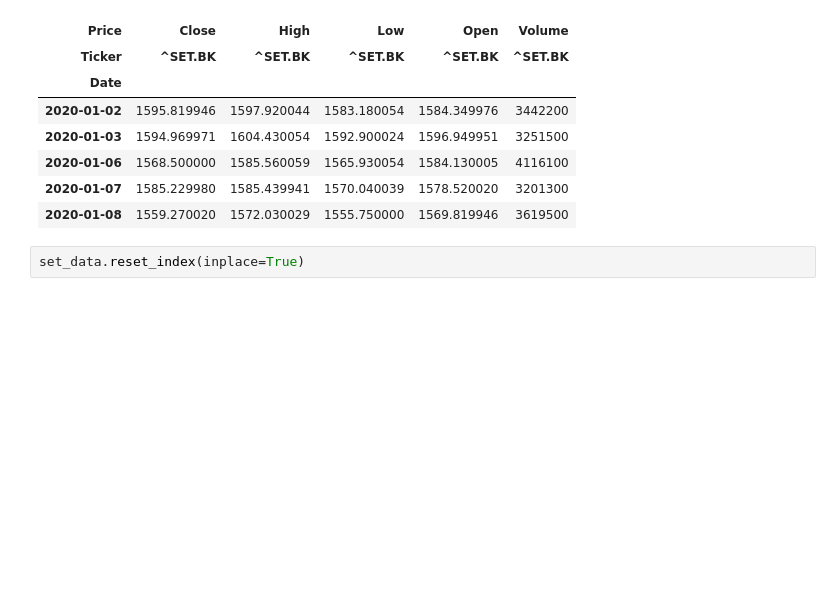
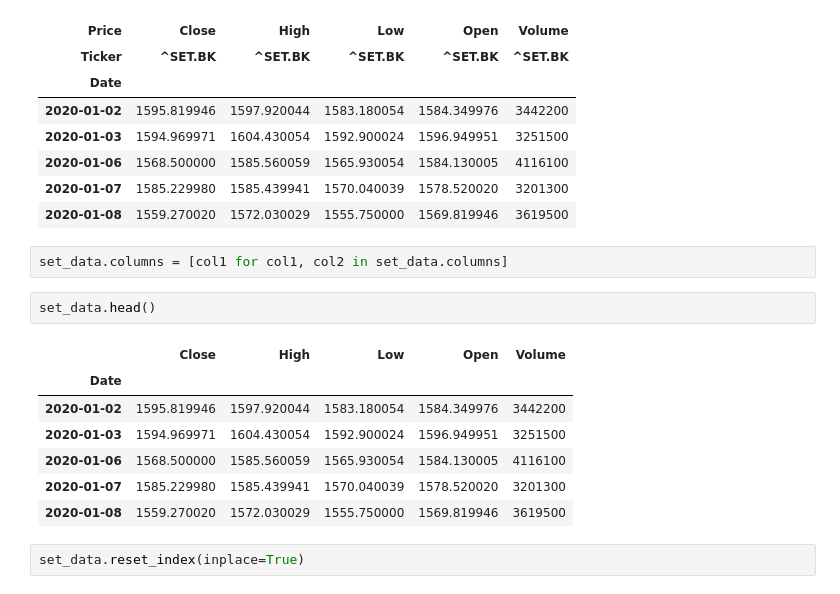
Before and after one commit to witchapong/build-ai-based-applications, a Jupyter notebook: tabular/1_collect_data.ipynb, the cells around one changed output. Saved outputs shown, nothing was run; the diff lists cells and outputs as text; blank space fills up the shorter version.

```diff
--- a/tabular/1_collect_data.ipynb
+++ b/tabular/1_collect_data.ipynb
@@ -118,6 +118,18 @@ set_data.head()
 | 2020-01-06 | 1568.500000 | 1585.560059 | 1565.930054 | 1584.130005 | 4116100 |
 | 2020-01-07 | 1585.229980 | 1585.439941 | 1570.040039 | 1578.520020 | 3201300 |
 | 2020-01-08 | 1559.270020 | 1572.030029 | 1555.750000 | 1569.819946 | 3619500 |
+# %%
+set_data.columns = [col1 for col1, col2 in set_data.columns]
+# %%
+set_data.head()
+# %% [output]
+|  | Close | High | Low | Open | Volume |
+| Date |  |  |  |  |  |
+| 2020-01-02 | 1595.819946 | 1597.920044 | 1583.180054 | 1584.349976 | 3442200 |
+| 2020-01-03 | 1594.969971 | 1604.430054 | 1592.900024 | 1596.949951 | 3251500 |
+| 2020-01-06 | 1568.500000 | 1585.560059 | 1565.930054 | 1584.130005 | 4116100 |
+| 2020-01-07 | 1585.229980 | 1585.439941 | 1570.040039 | 1578.520020 | 3201300 |
+| 2020-01-08 | 1559.270020 | 1572.030029 | 1555.750000 | 1569.819946 | 3619500 |
 # %%
 set_data.reset_index(inplace=True)
 # %%
```
